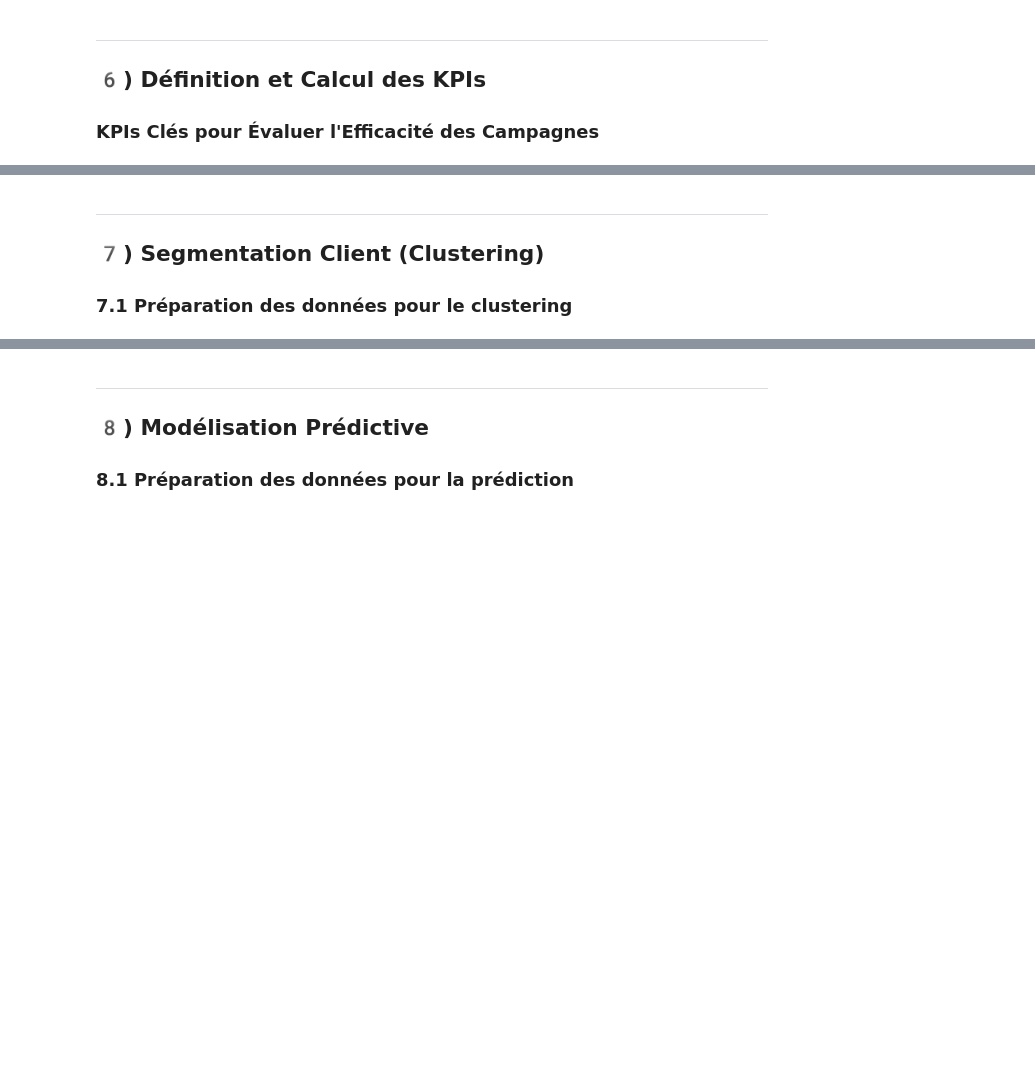
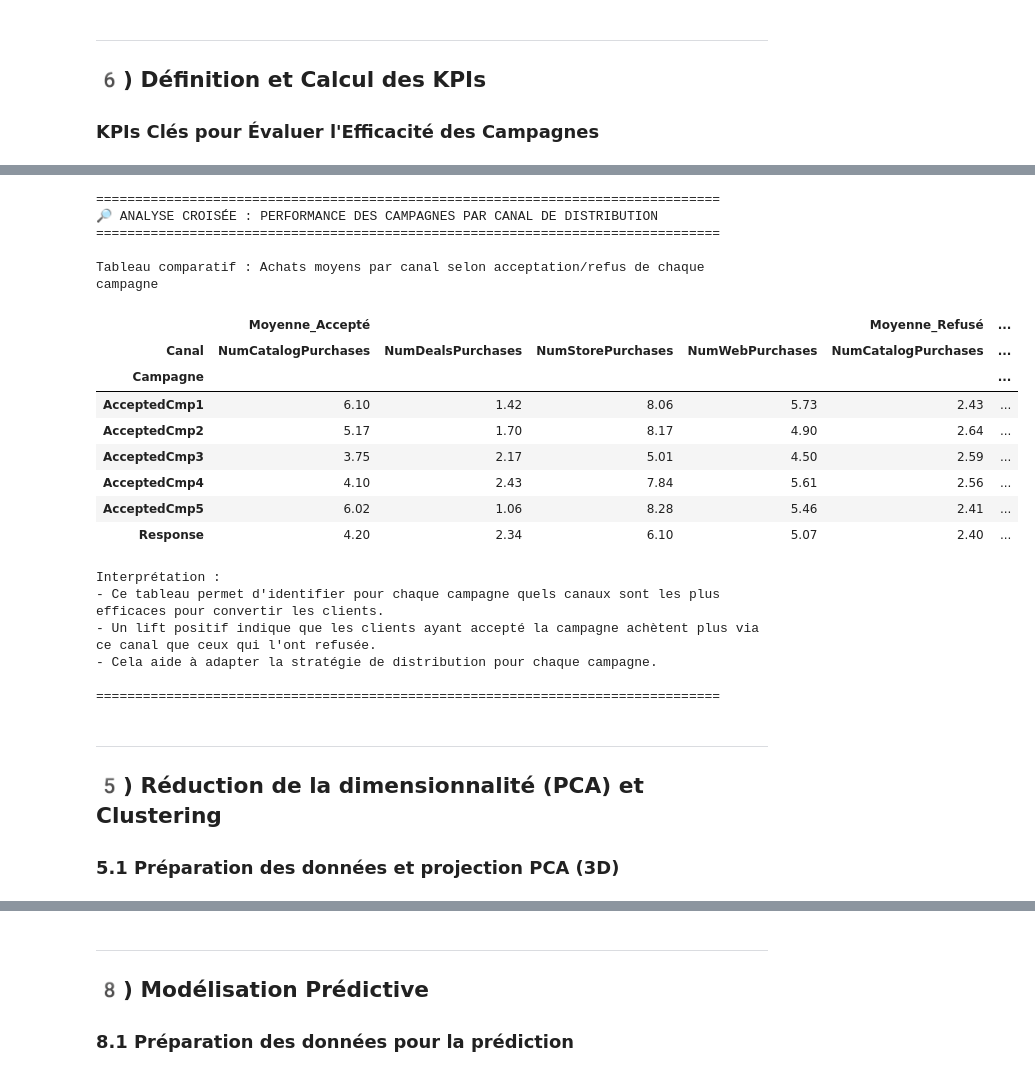
Before and after one commit to Venonne/Python, a Jupyter notebook: Analyse campagne marketing.ipynb, the cells around one changed output, grey strips where cells are left out. Drawn from its saved outputs; the diff is of its cells as text; code cells hidden in the pictures; blank space fills up the shorter version.

```diff
--- a/Analyse campagne marketing.ipynb
+++ b/Analyse campagne marketing.ipynb
@@ -327,5 +568,59 @@ Champ 'Age' ajouté avec succès.
+# %%
+# ====== ANALYSE CROISÉE : CAMPAGNES x CANAUX DE DISTRIBUTION ======
+print("="*80)
+print("🔎 ANALYSE CROISÉE : PERFORMANCE DES CAMPAGNES PAR CANAL DE DISTRIBUTION")
+print("="*80 + "\n")
+
+# Pour chaque campagne, calculer le nombre moyen d'achats par canal pour les clients ayant accepté vs refusé
+campagnes = ['AcceptedCmp1', 'AcceptedCmp2', 'AcceptedCmp3', 'AcceptedCmp4', 'AcceptedCmp5', 'Response']
+canaux = ['NumWebPurchases', 'NumCatalogPurchases', 'NumStorePurchases', 'NumDealsPurchases']
+
+resultats = []
+for campagne in campagnes:
+    for canal in canaux:
+        mean_accepted = df[df[campagne] == 1][canal].mean()
+        mean_refused = df[df[campagne] == 0][canal].mean()
+        resultats.append({
+            'Campagne': campagne,
+            'Canal': canal,
+            'Moyenne_Accepté': mean_accepted,
+            'Moyenne_Refusé': mean_refused,
+            'Lift (%)': ((mean_accepted / mean_refused - 1) * 100) if mean_refused > 0 else None
+        })
+
+df_croise = pd.DataFrame(resultats)
+
+print("Tableau comparatif : Achats moyens par canal selon acceptation/refus de chaque campagne\n")
+display(df_croise.pivot(index='Campagne', columns='Canal', values=['Moyenne_Accepté', 'Moyenne_Refusé', 'Lift (%)']).round(2))
+
+print("\nInterprétation :")
+print("- Ce tableau permet d'identifier pour chaque campagne quels canaux sont les plus efficaces pour convertir les clients.")
+print("- Un lift positif indique que les clients ayant accepté la campagne achètent plus via ce canal que ceux qui l'ont refusée.")
+print("- Cela aide à adapter la stratégie de distribution pour chaque campagne.")
+print("\n" + "="*80 + "\n")
+# %% [output]
+================================================================================
+🔎 ANALYSE CROISÉE : PERFORMANCE DES CAMPAGNES PAR CANAL DE DISTRIBUTION
+================================================================================
+
+Tableau comparatif : Achats moyens par canal selon acceptation/refus de chaque campagne
+|  | Moyenne_Accepté |  |  |  | Moyenne_Refusé | ... |
+| Canal | NumCatalogPurchases | NumDealsPurchases | NumStorePurchases | NumWebPurchases | NumCatalogPurchases | ... |
+| Campagne |  |  |  |  |  | ... |
+| AcceptedCmp1 | 6.10 | 1.42 | 8.06 | 5.73 | 2.43 | ... |
+| AcceptedCmp2 | 5.17 | 1.70 | 8.17 | 4.90 | 2.64 | ... |
+| AcceptedCmp3 | 3.75 | 2.17 | 5.01 | 4.50 | 2.59 | ... |
+| AcceptedCmp4 | 4.10 | 2.43 | 7.84 | 5.61 | 2.56 | ... |
+| AcceptedCmp5 | 6.02 | 1.06 | 8.28 | 5.46 | 2.41 | ... |
+| Response | 4.20 | 2.34 | 6.10 | 5.07 | 2.40 | ... |
+Interprétation :
+- Ce tableau permet d'identifier pour chaque campagne quels canaux sont les plus efficaces pour convertir les clients.
+- Un lift positif indique que les clients ayant accepté la campagne achètent plus via ce canal que ceux qui l'ont refusée.
+- Cela aide à adapter la stratégie de distribution pour chaque campagne.
+
+================================================================================
 # %% [markdown]
 ---
-## 7️) Segmentation Client (Clustering)
+## 5️) Réduction de la dimensionnalité (PCA) et Clustering
 
-### 7.1 Préparation des données pour le clustering
+### 5.1 Préparation des données et projection PCA (3D)
```
Also changed, not shown: parts of 13 cells of this notebook, 3 other files.
